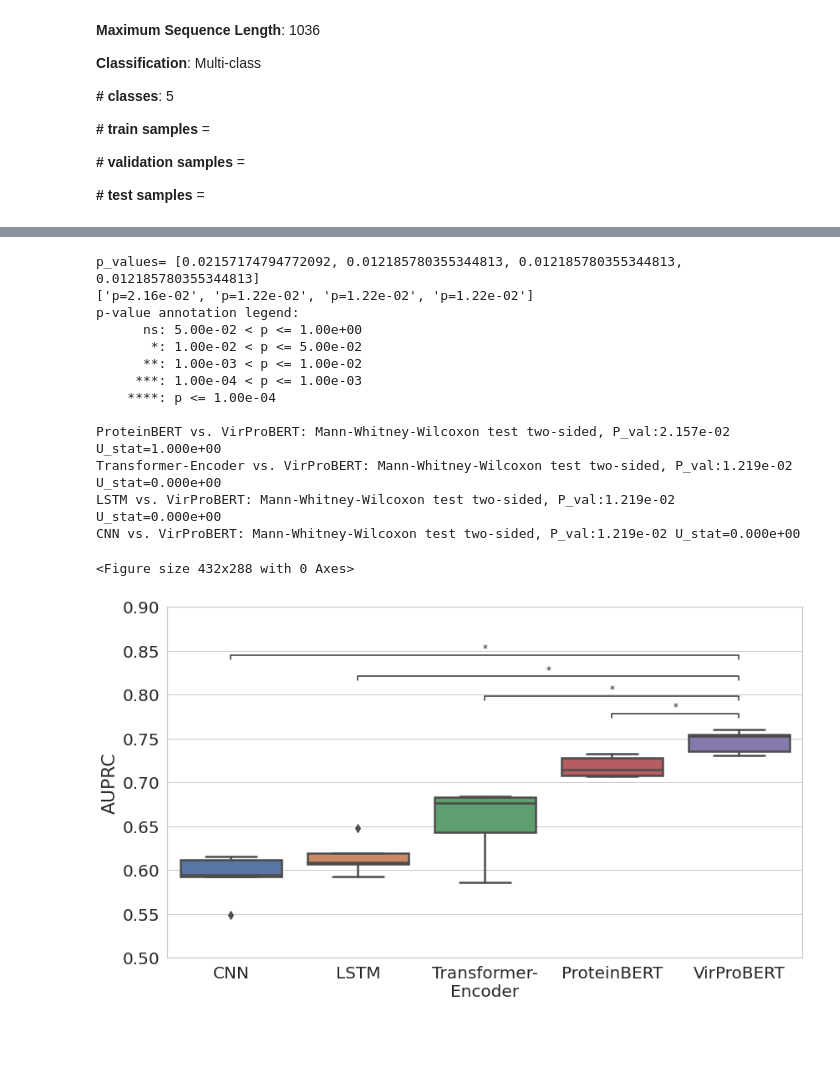
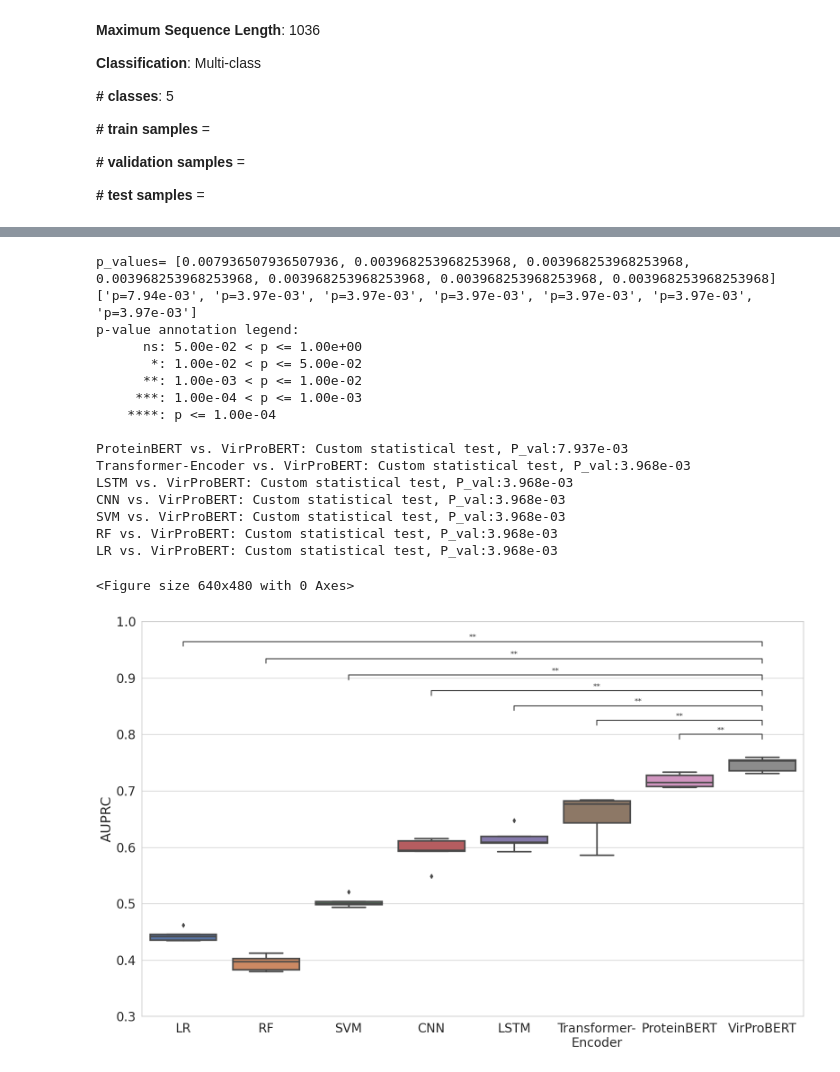
Before and after one commit to NSF-COMPASS-Center/HAVEN, a Jupyter notebook: src/jupyter_notebooks/results-analysis/uniref90/embl/uniref90_all_models_auprc_stats_analysis.ipynb, the cells around one changed output, grey strips where cells are left out. Saved outputs shown, nothing was run; the diff lists cells and outputs as text; code cells hidden in the pictures; blank space fills up the shorter version.

```diff
--- a/src/jupyter_notebooks/results-analysis/uniref90/embl/uniref90_all_models_auprc_stats_analysis.ipynb
+++ b/src/jupyter_notebooks/results-analysis/uniref90/embl/uniref90_all_models_auprc_stats_analysis.ipynb
@@ -94,7 +100,7 @@ DEFAULT_FIGURE_CONFIG = {
     "ytick.labelsize": 18
 }
 # %%
-df = pd.read_csv(os.path.join(os.getcwd(), "..", "..", "..", "..", "..", "output/evaluation/uniref90/20240312/prelim_exam/host_multi_all_models_evaluation_metrics.csv"))
+df = pd.read_csv(os.path.join(os.getcwd(), "..", "..", "..", "..", "..", "output/evaluation/uniref90/20240517/host_multi_all_models/host_multi_all_models_evaluation_metrics.csv"))
 df.drop(columns="Unnamed: 0", inplace=True)
 df
 # %% [output]
@@ -118,5 +124,5 @@ df
 # %%
-df = df.replace({"experiment": {"Protein-BERT": "ProteinBERT", "VirPro-BERT": "VirProBERT"}})
+df = df.replace({"experiment": {"LR-maxitr5000": "LR", "Protein-BERT": "ProteinBERT", "VirPro-BERT": "VirProBERT"}})
 # %%
 pairs = [("VirProBERT", "ProteinBERT"),
         ("VirProBERT", "Transformer-Encoder"),
@@ -180,20 +198,23 @@ def plot_boxplot_w_stat_tests(df, metric, location="inside"):
     plt.show()
 # %%
-plot_boxplot_w_stat_tests(df, "auprc", "inside")
+plot_boxplot_w_stat_tests(df, "auprc", "outside", ylim=(0.3, 1))
 # %% [output]
-p_values= [0.02157174794772092, 0.012185780355344813, 0.012185780355344813, 0.012185780355344813]
-['p=2.16e-02', 'p=1.22e-02', 'p=1.22e-02', 'p=1.22e-02']
+p_values= [0.007936507936507936, 0.003968253968253968, 0.003968253968253968, 0.003968253968253968, 0.003968253968253968, 0.003968253968253968, 0.003968253968253968]
+['p=7.94e-03', 'p=3.97e-03', 'p=3.97e-03', 'p=3.97e-03', 'p=3.97e-03', 'p=3.97e-03', 'p=3.97e-03']
 p-value annotation legend:
       ns: 5.00e-02 < p <= 1.00e+00
        *: 1.00e-02 < p <= 5.00e-02
       **: 1.00e-03 < p <= 1.00e-02
      ***: 1.00e-04 < p <= 1.00e-03
     ****: p <= 1.00e-04
 
-ProteinBERT vs. VirProBERT: Mann-Whitney-Wilcoxon test two-sided, P_val:2.157e-02 U_stat=1.000e+00
-Transformer-Encoder vs. VirProBERT: Mann-Whitney-Wilcoxon test two-sided, P_val:1.219e-02 U_stat=0.000e+00
-LSTM vs. VirProBERT: Mann-Whitney-Wilcoxon test two-sided, P_val:1.219e-02 U_stat=0.000e+00
-CNN vs. VirProBERT: Mann-Whitney-Wilcoxon test two-sided, P_val:1.219e-02 U_stat=0.000e+00
+ProteinBERT vs. VirProBERT: Custom statistical test, P_val:7.937e-03
+Transformer-Encoder vs. VirProBERT: Custom statistical test, P_val:3.968e-03
+LSTM vs. VirProBERT: Custom statistical test, P_val:3.968e-03
+CNN vs. VirProBERT: Custom statistical test, P_val:3.968e-03
+SVM vs. VirProBERT: Custom statistical test, P_val:3.968e-03
+RF vs. VirProBERT: Custom statistical test, P_val:3.968e-03
+LR vs. VirProBERT: Custom statistical test, P_val:3.968e-03
-<Figure size 432x288 with 0 Axes>
+<Figure size 640x480 with 0 Axes>
-[figure, old version]
+[figure, new version]
 # %%
```
Also changed, not shown: parts of 6 cells of this notebook, 3 other files.
